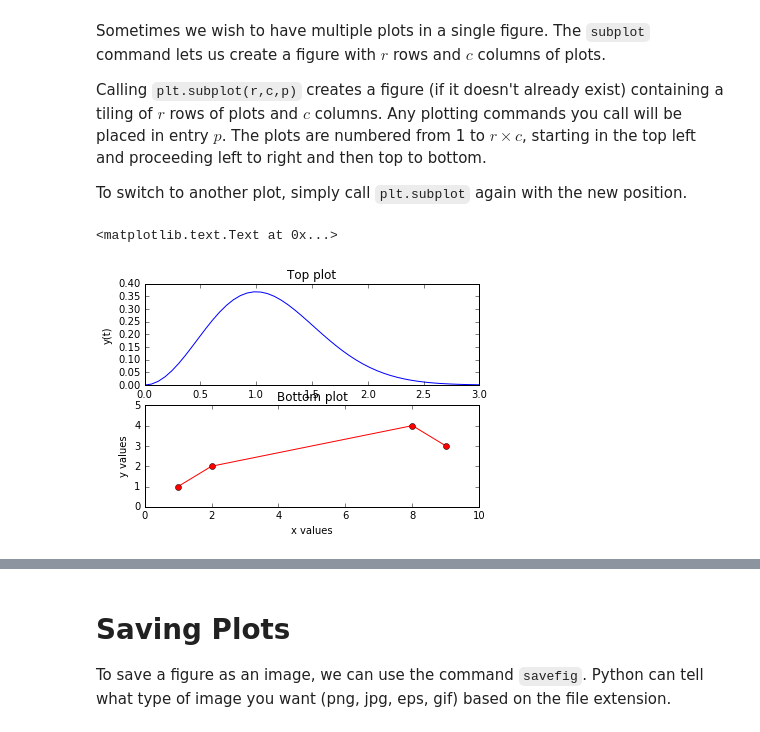
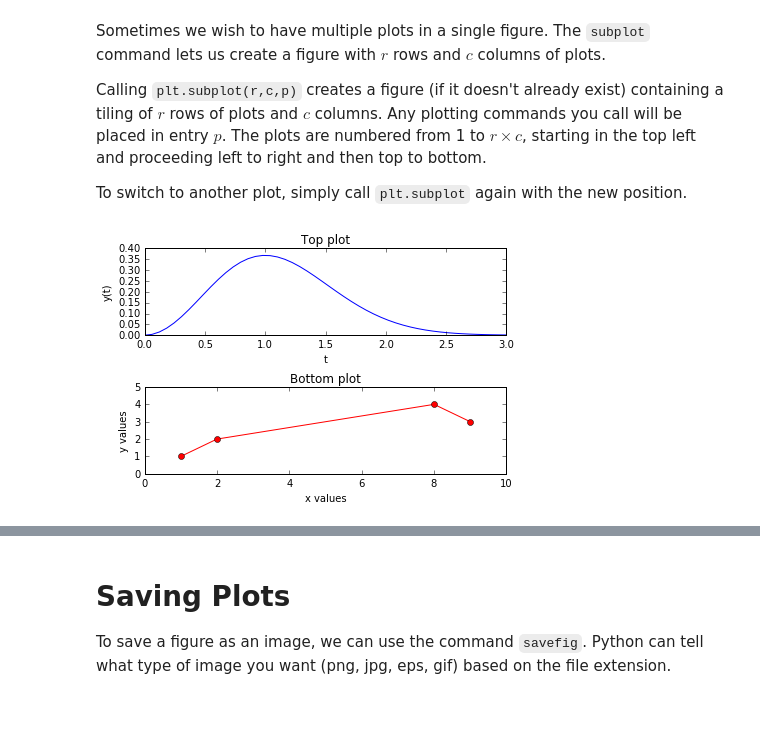
Before and after one commit to lukasbystricky/ISC-3313, a Jupyter notebook: lectures/chapter3/1-plots.ipynb, the cells around one changed output, grey strips where cells are left out. Saved outputs shown, nothing was run; the diff lists cells and outputs as text; code cells hidden in the pictures.

```diff
--- a/lectures/chapter3/1-plots.ipynb
+++ b/lectures/chapter3/1-plots.ipynb
@@ -170,16 +222,18 @@ To switch to another plot, simply call `plt.subplot` again with the new position
 # %%
 plt.subplot(2,1,1)
 plt.plot(t, t**2*np.exp(-t**2))
 plt.title("Top plot")
 plt.xlabel("t")
 plt.ylabel("y(t)")
 
 plt.subplot(2,1,2)
 plt.plot([1,2,8,9], [1,2,4,3], "-ro")
 plt.axis([0, 10, 0, 5])
 plt.xlabel("x values")
 plt.ylabel("y values")
 plt.title("Bottom plot")
+
+# should add this to get correct spacing between subplots
+plt.tight_layout()
 # %% [output]
-<matplotlib.text.Text at 0x...>
-[figure, old version]
+[figure, new version]
```
Also changed, not shown: parts of 31 cells of this notebook.
